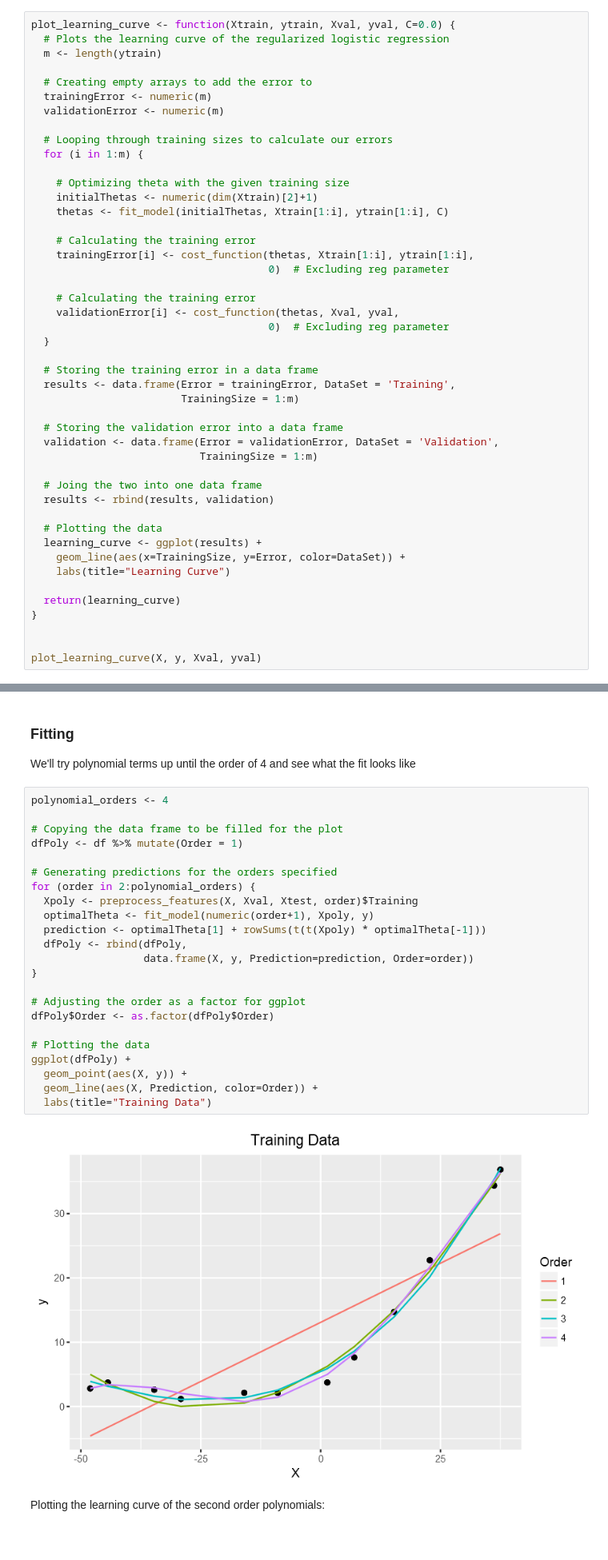
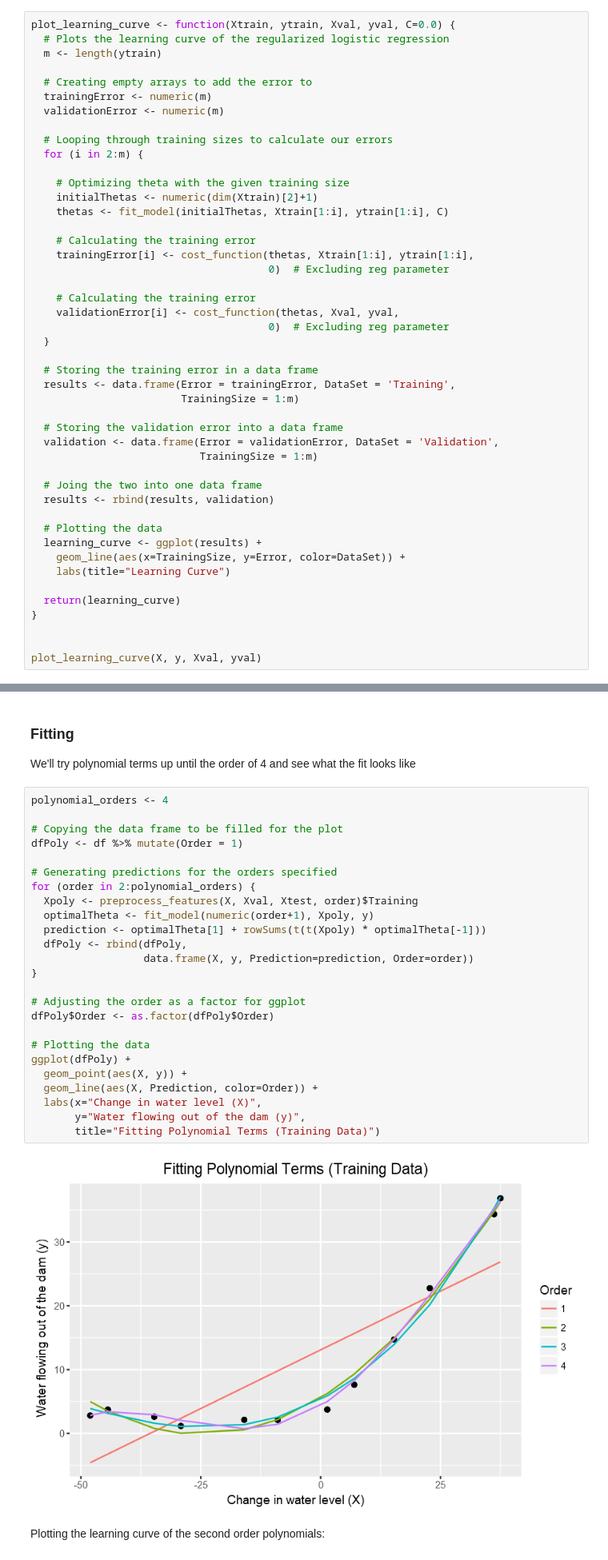
Before and after one commit to JeffMacaluso/Misc, a Jupyter notebook: MachineLearningMOOC/Ex5 R - Regularized Linear Regression and Bias vs. Variance.ipynb, the cells around one changed output, grey strips where cells are left out. Shown at 80% size. Cells and saved outputs as stored; diff of their text form.

```diff
--- a/MachineLearningMOOC/Ex5 R - Regularized Linear Regression and Bias vs. Variance.ipynb
+++ b/MachineLearningMOOC/Ex5 R - Regularized Linear Regression and Bias vs. Variance.ipynb
@@ -201,7 +201,7 @@ plot_learning_curve <- function(Xtrain, ytrain, Xval, yval, C=0.0) {
   validationError <- numeric(m)
 
   # Looping through training sizes to calculate our errors
-  for (i in 1:m) {
+  for (i in 2:m) {
 
     # Optimizing theta with the given training size
     initialThetas <- numeric(dim(Xtrain)[2]+1)
@@ -299,27 +299,29 @@ We'll try polynomial terms up until the order of 4 and see what the fit looks li
 # %%
 polynomial_orders <- 4
 
 # Copying the data frame to be filled for the plot
 dfPoly <- df %>% mutate(Order = 1)
 
 # Generating predictions for the orders specified
 for (order in 2:polynomial_orders) {
   Xpoly <- preprocess_features(X, Xval, Xtest, order)$Training
   optimalTheta <- fit_model(numeric(order+1), Xpoly, y)
   prediction <- optimalTheta[1] + rowSums(t(t(Xpoly) * optimalTheta[-1]))
   dfPoly <- rbind(dfPoly,
                   data.frame(X, y, Prediction=prediction, Order=order))
 }
 
 # Adjusting the order as a factor for ggplot
 dfPoly$Order <- as.factor(dfPoly$Order)
 
 # Plotting the data
 ggplot(dfPoly) +
   geom_point(aes(X, y)) +
   geom_line(aes(X, Prediction, color=Order)) +
-  labs(title="Training Data")
+  labs(x="Change in water level (X)",
+       y="Water flowing out of the dam (y)",
+       title="Fitting Polynomial Terms (Training Data)")
 # %% [output]
-[figure, old version]
+[figure, new version]
 # %% [markdown]
 Plotting the learning curve of the second order polynomials:
```
Also changed, not shown: parts of 4 cells of this notebook.
